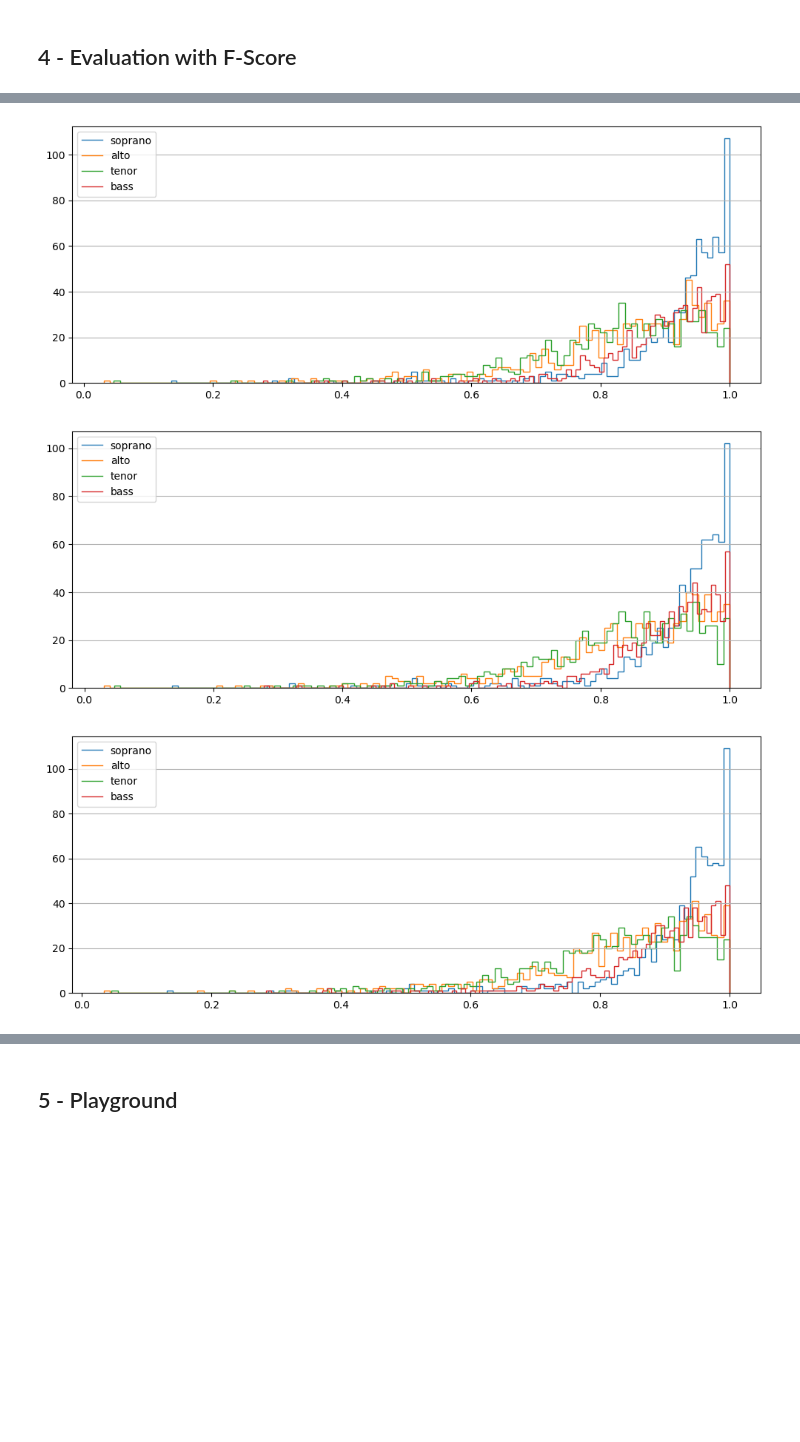
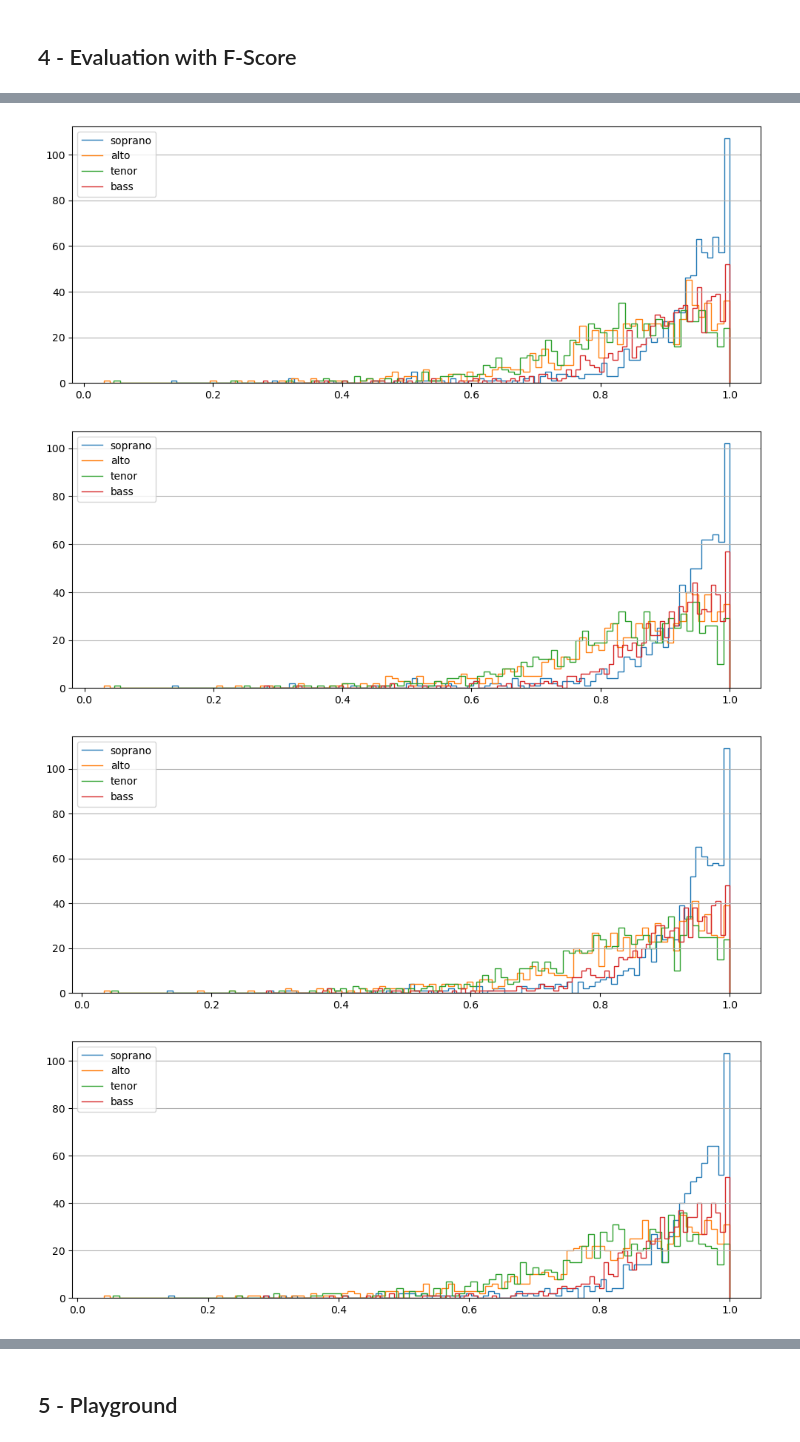
Before and after one commit to Xornotor/VocalAssignment-SSCS, a Jupyter notebook: SSCS_Training.ipynb, the cells around one changed output, grey strips where cells are left out. Cells and saved outputs as stored; diff of their text form; code cells hidden in the pictures; blank space fills up the shorter version.

Commit message:
Treino 6: Full test set F-score eval

```diff
--- a/SSCS_Training.ipynb
+++ b/SSCS_Training.ipynb
@@ -31,8 +27,8 @@ ds_test = sscs.get_dataset(split='test', end_index=300)
 #ckpt_dir = './Checkpoints/mask_voas_treino2_tracked.keras'
 #ckpt_dir = './Checkpoints/mask_voas_treino3_tracked.keras'
 #ckpt_dir = './Checkpoints/mask_voas_treino4_tracked.keras'
-ckpt_dir = './Checkpoints/mask_voas_treino5_tracked.keras'
-#ckpt_dir = './Checkpoints/mask_voas_treino6_tracked.keras'
+#ckpt_dir = './Checkpoints/mask_voas_treino5_tracked.keras'
+ckpt_dir = './Checkpoints/mask_voas_treino6_tracked.keras'
 mask_voas_cnn = sscs.mask_voas_cnn_model(l_rate = 2e-3)
 
 #print(mask_voas_cnn.summary())
@@ -91,18 +87,21 @@ f_scr2_full = np.load("./Evaluation_Data/f-scores_treino2_tracked_full_test.npy"
 f_scr3_full = np.load("./Evaluation_Data/f-scores_treino3_tracked_full_test.npy")
 f_scr4_full = np.load("./Evaluation_Data/f-scores_treino4_tracked_full_test.npy")
 f_scr5_full = np.load("./Evaluation_Data/f-scores_treino5_tracked_full_test.npy")
+f_scr6_full = np.load("./Evaluation_Data/f-scores_treino6_tracked_full_test.npy")
 # %%
 sscs.joint_f_histograms(f_scr1_full)
 sscs.joint_f_histograms(f_scr2_full)
 sscs.joint_f_histograms(f_scr3_full)
 sscs.joint_f_histograms(f_scr4_full)
 sscs.joint_f_histograms(f_scr5_full)
+sscs.joint_f_histograms(f_scr6_full)
 # %% [output]
 [figure]
 [figure]
 [figure]
 [figure]
 [figure]
+[figure, added]
 # %%
 sscs.voice_f_histograms(f_scr1_full)
 sscs.voice_f_histograms(f_scr2_full)
```
Also changed, not shown: parts of 5 cells of this notebook, 1 other file.
